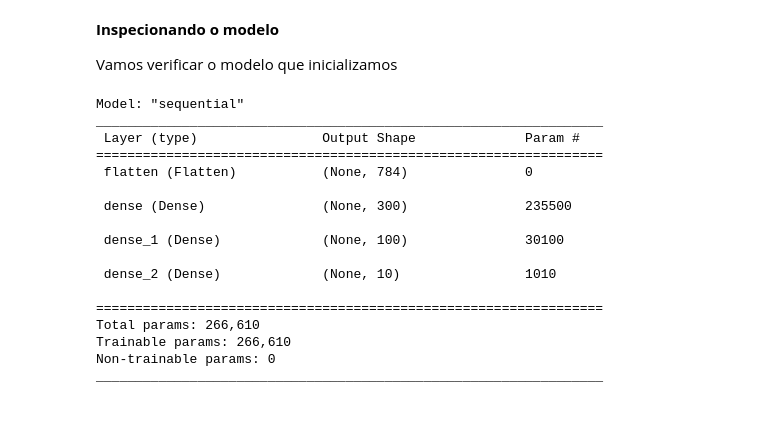
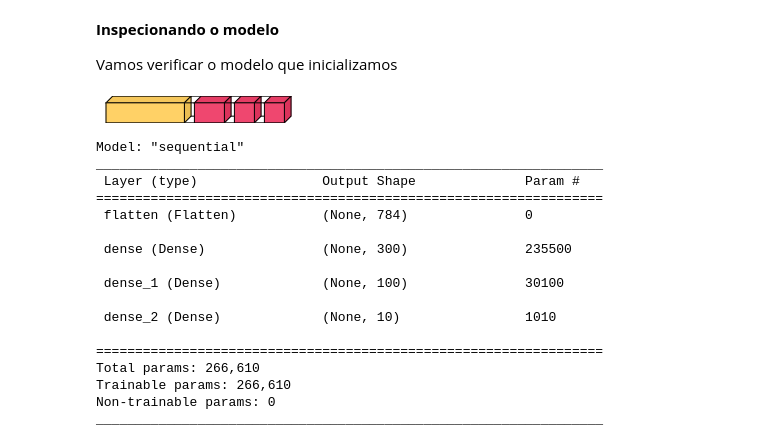
Before and after one commit to Leandro-Braga/Estudo_de_Caso, a Jupyter notebook: Atividade_Leandro_Neural_Network.ipynb, the cells around one changed output. Cells and saved outputs as stored; diff of their text form; code cells hidden in the pictures; blank space fills up the shorter version.

```diff
--- a/Atividade_Leandro_Neural_Network.ipynb
+++ b/Atividade_Leandro_Neural_Network.ipynb
@@ -208,6 +237,11 @@ A construção da rede neural requer a configuração das camadas do modelo e, e
 **Inspecionando o modelo**
 
 Vamos verificar o modelo que inicializamos
+# %%
+# Gráfico com a quantidade de camadas
+visualkeras.layered_view(model)
+# %% [output]
+[figure, added]
 # %%
 model.summary()
 
```
Also changed, not shown: parts of 37 cells of this notebook.
